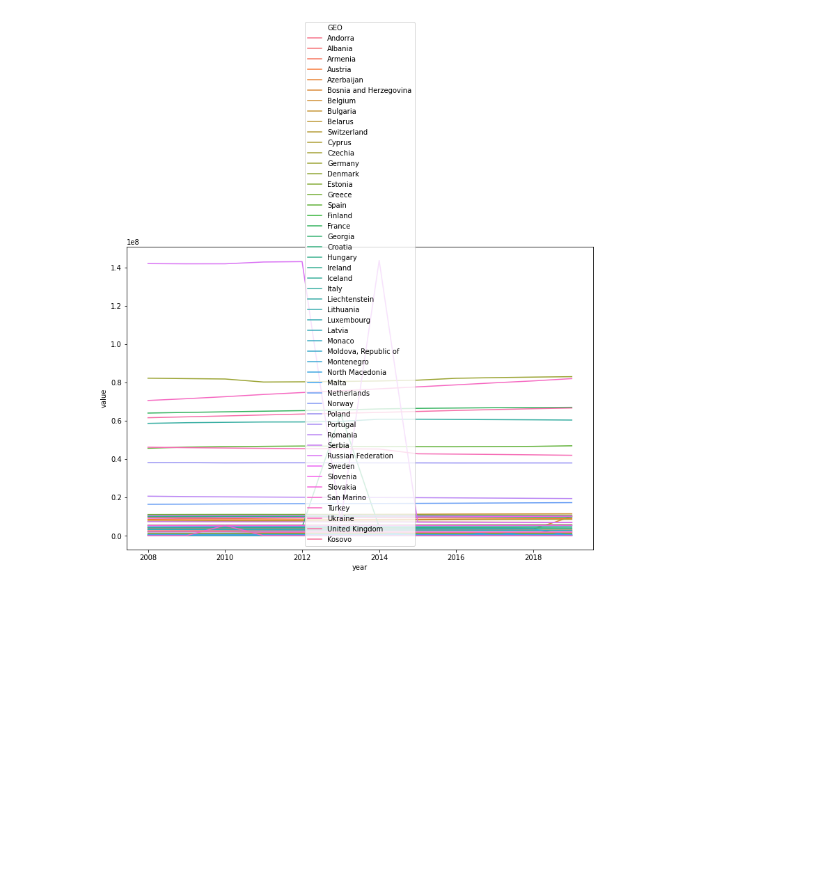
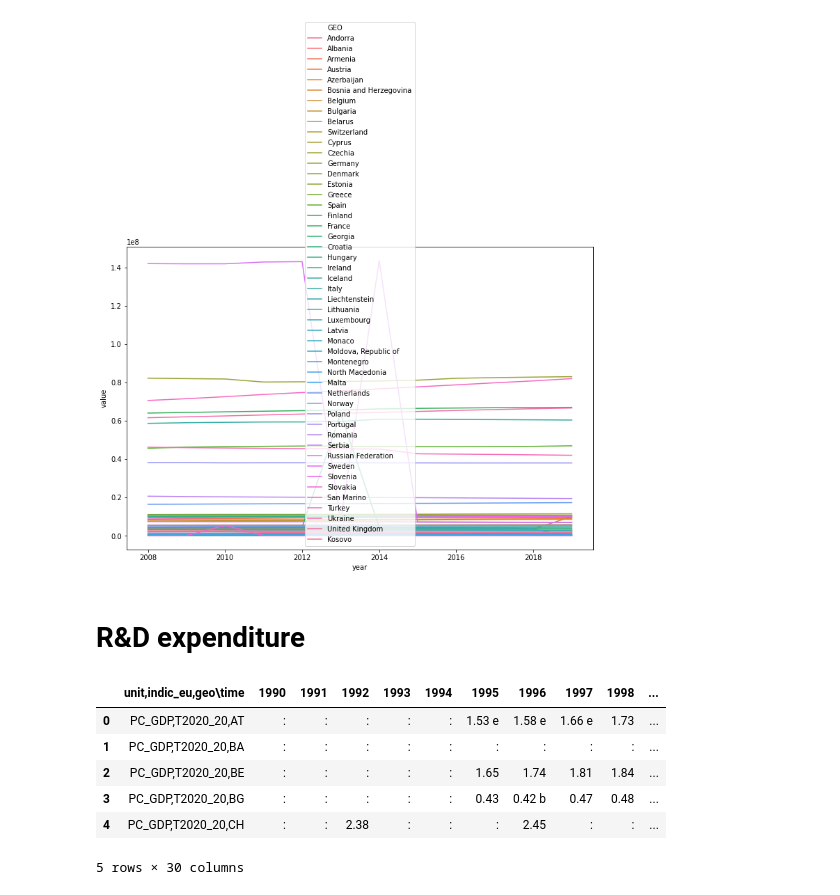
Before and after one commit to ADS-Group-15/eu-productivity-modeling, a Jupyter notebook: notebooks/eda_compensation.ipynb, the cells around one changed output. Cells and saved outputs as stored; diff of their text form; code cells hidden in the pictures; blank space fills up the shorter version.

```diff
--- a/notebooks/eda_compensation.ipynb
+++ b/notebooks/eda_compensation.ipynb
@@ -402,3 +402,17 @@ sns.lineplot(data=population_df, x='year', y='value', hue='GEO')
 plt.show()
 # %% [output]
 [figure]
+# %% [markdown]
+# R&D expenditure
+# %%
+rd_df = pd.read_csv(f'{data_raw_dir}/t2020_20.tsv', delimiter='\t')
+rd_df.drop(columns=['TARGET '], inplace=True)
+rd_df.head()
+# %% [output]
+|  | unit,indic_eu,geo\time | 1990 | 1991 | 1992 | 1993 | 1994 | 1995 | 1996 | 1997 | 1998 | ... |
+| 0 | PC_GDP,T2020_20,AT | : | : | : | : | : | 1.53 e | 1.58 e | 1.66 e | 1.73 | ... |
+| 1 | PC_GDP,T2020_20,BA | : | : | : | : | : | : | : | : | : | ... |
+| 2 | PC_GDP,T2020_20,BE | : | : | : | : | : | 1.65 | 1.74 | 1.81 | 1.84 | ... |
+| 3 | PC_GDP,T2020_20,BG | : | : | : | : | : | 0.43 | 0.42 b | 0.47 | 0.48 | ... |
+| 4 | PC_GDP,T2020_20,CH | : | : | 2.38 | : | : | : | 2.45 | : | : | ... |
+5 rows × 30 columns
```
Also changed, not shown: parts of 10 cells of this notebook, 5 other files.
